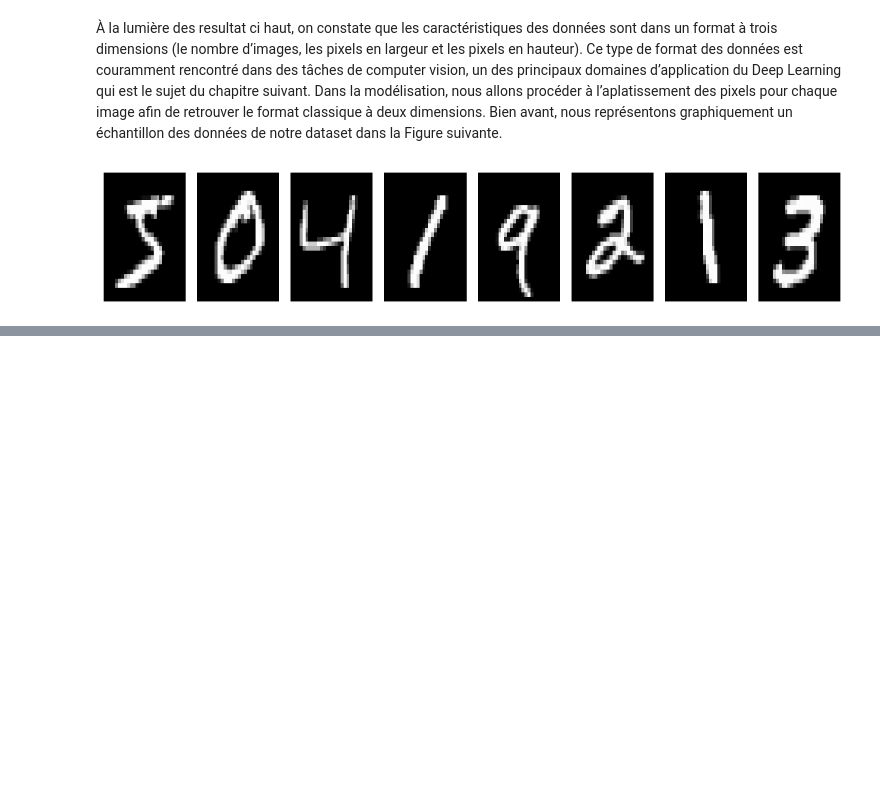
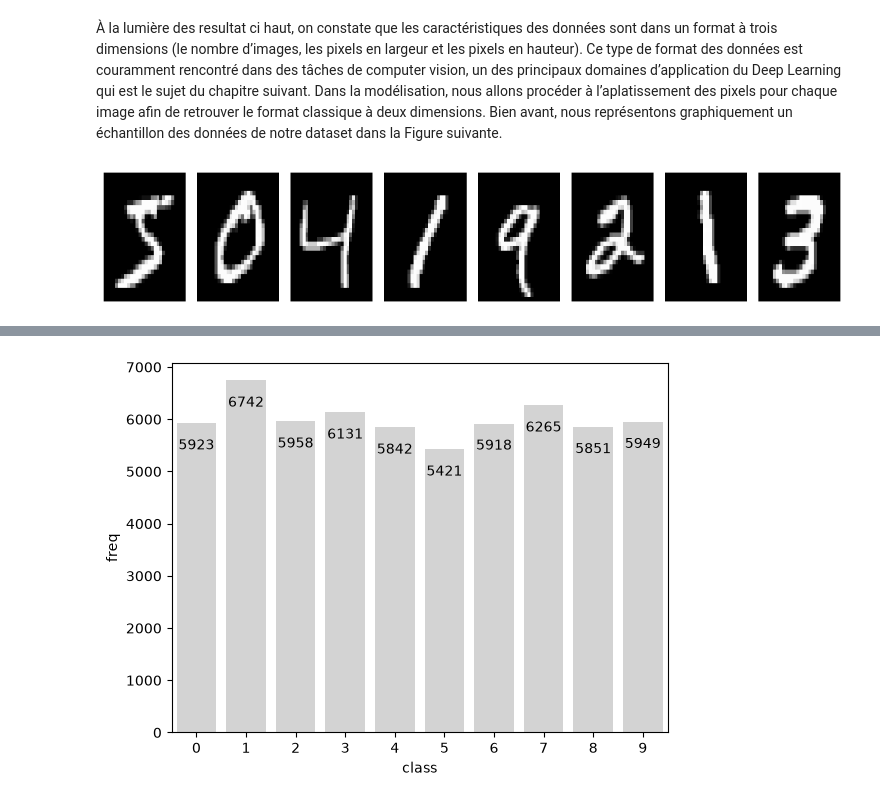
Before and after one commit to Stevencibambo/ai-avancee, a Jupyter notebook: Chapitre-1-Deep-Learning/1_4_Projet_Complet.ipynb, the cells around one changed output, grey strips where cells are left out. Saved outputs shown, nothing was run; the diff lists cells and outputs as text; code cells hidden in the pictures; blank space fills up the shorter version.

```diff
--- a/Chapitre-1-Deep-Learning/1_4_Projet_Complet.ipynb
+++ b/Chapitre-1-Deep-Learning/1_4_Projet_Complet.ipynb
@@ -46,0 +75,10 @@ plt.tight_layout()
+# %%
+# Equilibre dans les donnees
+classes = np.unique(y_train, return_counts=True)
+classes = pd.DataFrame({'class': classes[0], 'freq': classes[1]})
+
+bar_plot=sns.barplot(data=classes, x='class', y='freq', color='lightgray')
+for i in range(len(classes['class'])):
+    bar_plot.text(i, classes.iloc[i]['freq'] - 500, classes.iloc[i]['freq'], ha = 'center')
+# %% [output]
+[figure, added]
```
Also changed, not shown: parts of 16 cells of this notebook, 1 other file.
